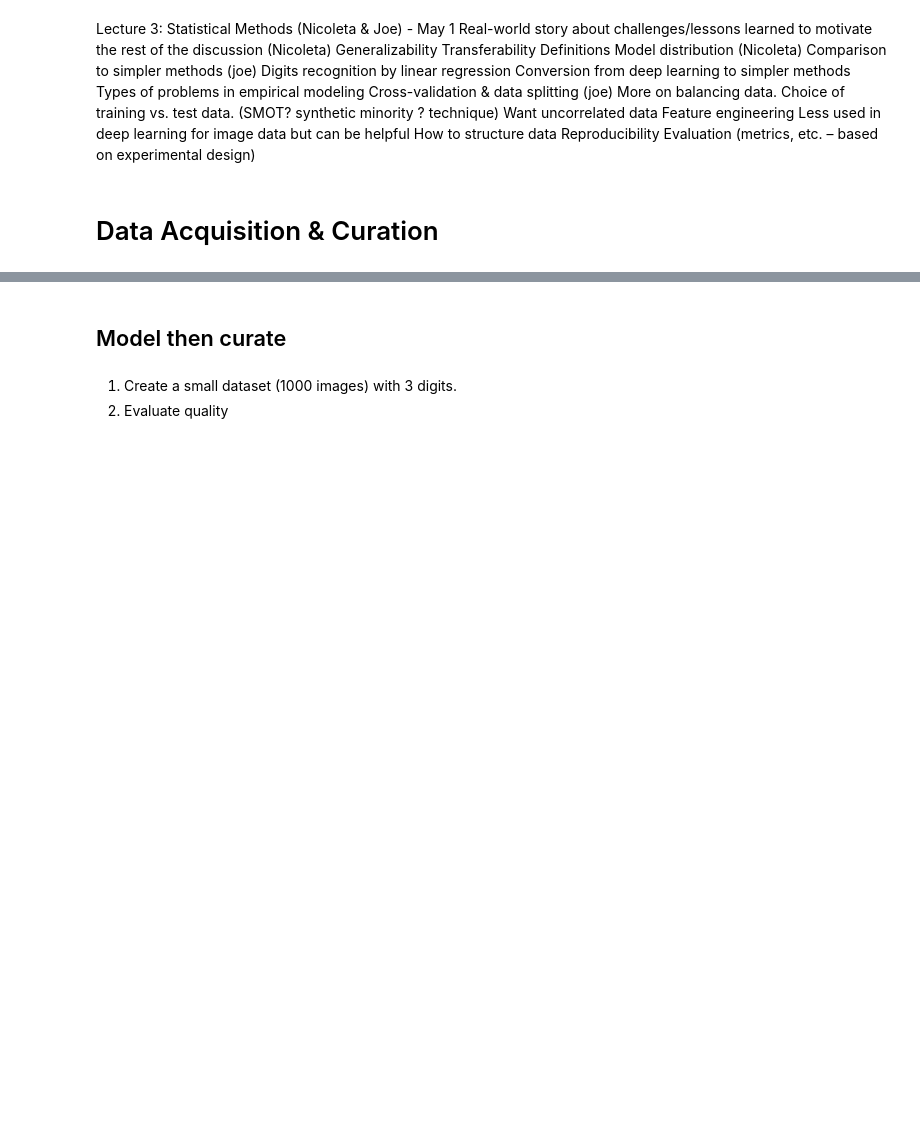
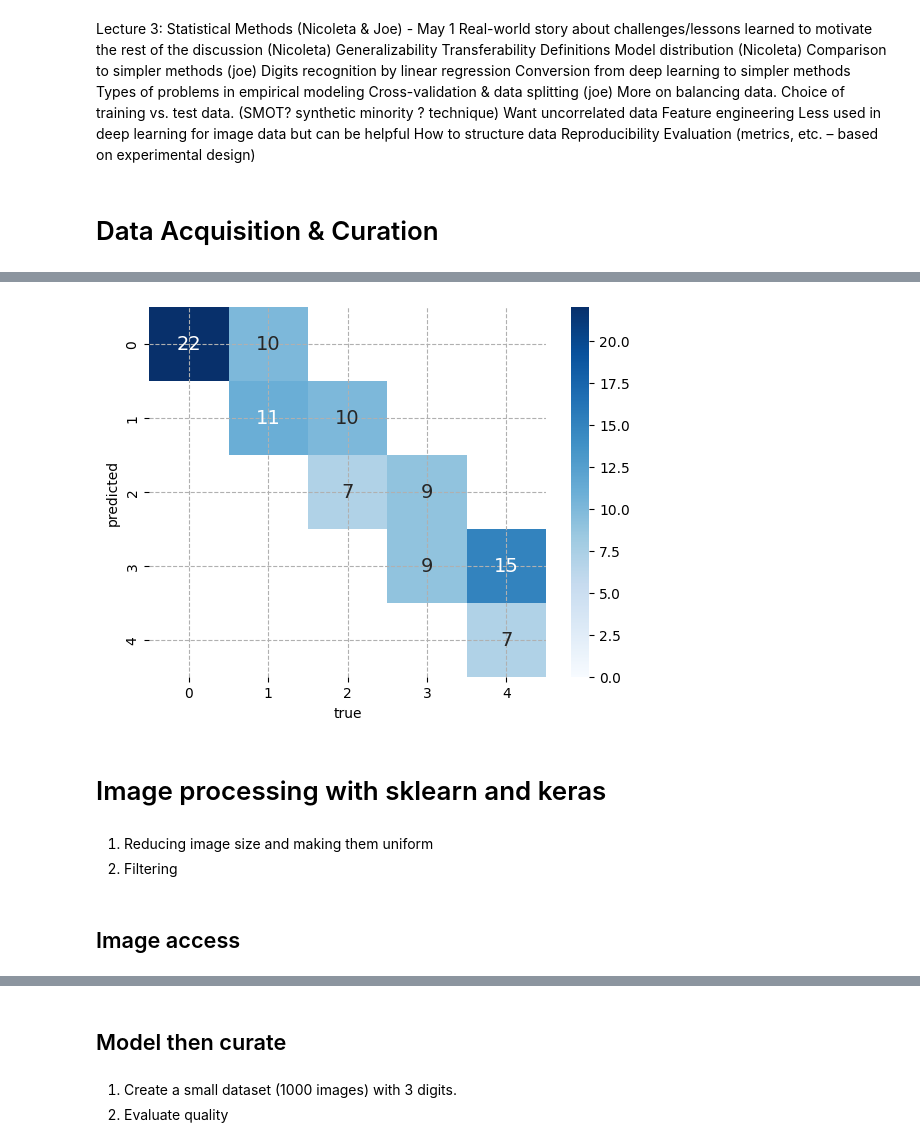
Before and after one commit to joseph-hellerstein/keras, a Jupyter notebook: notebooks/model_selection_evaluation_pt1.ipynb, the cells around one changed output, grey strips where cells are left out. Saved outputs shown, nothing was run; the diff lists cells and outputs as text; code cells hidden in the pictures; blank space fills up the shorter version.

```diff
--- a/notebooks/model_selection_evaluation_pt1.ipynb
+++ b/notebooks/model_selection_evaluation_pt1.ipynb
@@ -85,0 +162,42 @@ Type:      method
+# %%
+def plotConfusionMatrix(y_true:np.ndarray[int], y_pred:np.ndarray[int]):
+    """
+    Plots the confusion matrix for the classifications.
+
+    Args:
+        y_true: True labels
+        y_pred: Predicted labels
+    """
+    num_label = len(set(y_true))
+    mat = tf.math.confusion_matrix(y_true, y_pred)
+    mask_mat = np.repeat(True, num_label*num_label)
+    mask_mat = np.reshape(mask_mat, (num_label, num_label))
+    for yt in range(num_label):
+        for yp in range(num_label):
+            matches = [y_true[n]==yt and y_pred[n]==yp for n in range(len(y_true))]
+            count = np.sum(matches)
+            mask_mat[yt, yp] = count == 0
+            #label_mat[yt, yp] = str(count) if count > 0 else ""
+    #
+    _ = sns.heatmap(np.transpose(mat), cmap="Blues", annot=True,
+                    annot_kws={'fontsize': 14}, mask=np.transpose(mask_mat),
+                 vmin=0)
+    plt.grid(linestyle="--")
+    plt.ylabel("predicted")
+    plt.xlabel("true")
+    plt.show()
+
+# Tests
+y_true = np.random.randint(0, 5, 100)
+y_pred = y_true + np.random.randint(-1, 1, 100)
+y_pred = np.maximum(y_pred, 0)
+plotConfusionMatrix(y_true, y_pred)
+# %% [output]
+[figure, added]
+# %% [markdown]
+# Image processing with sklearn and keras
+# %% [markdown]
+1. Reducing image size and making them uniform
+2. Filtering
+# %% [markdown]
+## Image access
```
Also changed, not shown: parts of 30 cells of this notebook, 2 other files.
